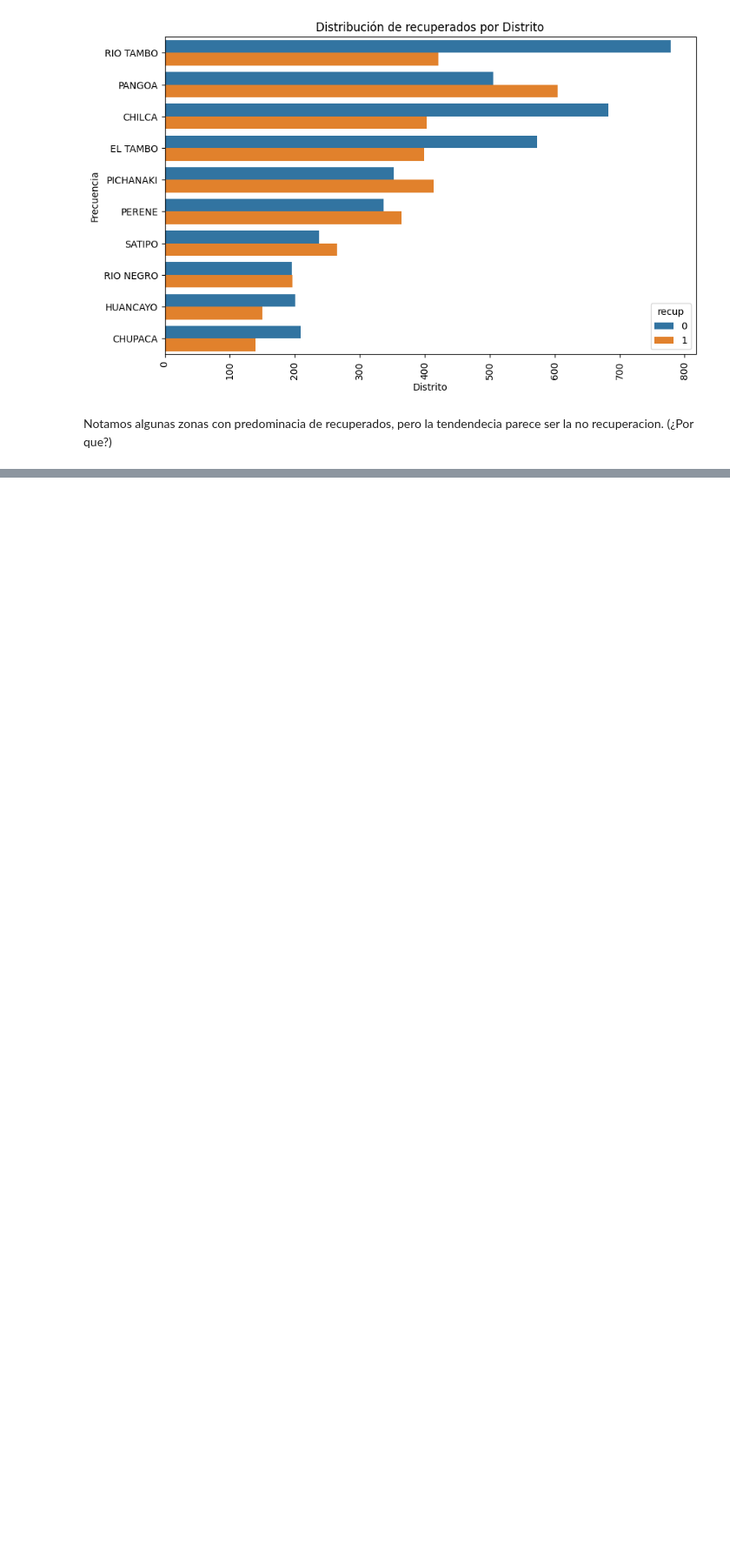
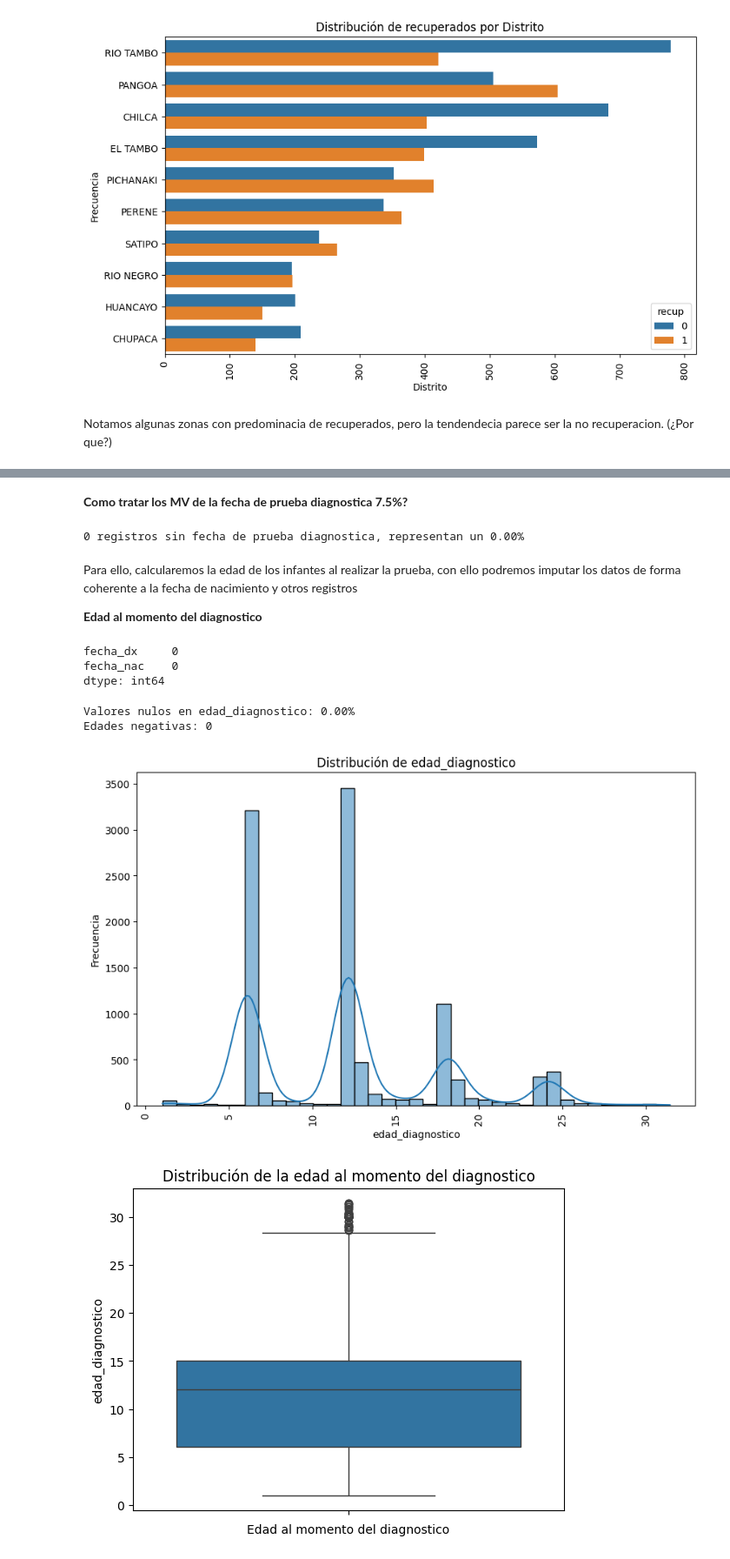
Before and after one commit to R0SEWT/HbJunin, a Jupyter notebook: code/Preprocesamiento.ipynb, the cells around one changed output, grey strips where cells are left out. Shown at 87% size. Saved outputs shown, nothing was run; the diff lists cells and outputs as text; code cells hidden in the pictures; blank space fills up the shorter version.

```diff
--- a/code/Preprocesamiento.ipynb
+++ b/code/Preprocesamiento.ipynb
@@ -655,0 +370,2 @@ df.to_csv('../datasets/Niños_menores_de_36_meses_con_dx_de_anemia_en_la_Región
+# %%
+df = df_imput_first.copy() # aplicamos la imputacion
@@ -655,0 +378,42 @@ df.to_csv('../datasets/Niños_menores_de_36_meses_con_dx_de_anemia_en_la_Región
+# %% [markdown]
+**Como tratar los MV de la fecha de prueba diagnostica 7.5%?**
+# %%
+df_spdx = df[df["fecha_dosaje_dx"].isnull()]
+print(f"{len(df_spdx)} registros sin fecha de prueba diagnostica, representan un {len(df_spdx)/len(df)*100:.2f}%")
+# %% [output]
+0 registros sin fecha de prueba diagnostica, representan un 0.00%
+# %% [markdown]
+
+Para ello, calcularemos la edad de los infantes al realizar la prueba,
+con ello podremos imputar los datos de forma coherente a la fecha de nacimiento y otros registros
+
+**Edad al momento del diagnostico**
+# %%
+df[['fecha_dx', 'fecha_nac']].isnull().sum()
+# %% [output]
+fecha_dx     0
+fecha_nac    0
+dtype: int64
+# %%
+# EDAD EN MESES AL MOMENTO DEL DIAGNOSTICO
+def month_diff(a, b):
+    return 12 * (a.dt.year - b.dt.year) + (a.dt.month - b.dt.month) + (a.dt.day - b.dt.day) / 30
+
+# Valores nulos en edad_diagnostico
+df['edad_diagnostico'] = month_diff(df['fecha_dx'], df['fecha_nac']) # meses
+
+print(f"Valores nulos en edad_diagnostico: {df['edad_diagnostico'].isnull().sum() / len(df) * 100:.2f}%")
+print(f"Edades negativas: {len(df.query('edad_diagnostico < 0'))}")
+# %% [output]
+Valores nulos en edad_diagnostico: 0.00%
+Edades negativas: 0
+# %%
+# distribucion de la edad al momento del diagnostico
+show_f_histo('edad_diagnostico')
+boxplot = sns.boxplot(df['edad_diagnostico'])
+plt.title('Distribución de la edad al momento del diagnostico')
+plt.xlabel('Edad al momento del diagnostico')
+plt.show()
+# %% [output]
+[figure, added]
+[figure, added]
```
Also changed, not shown: parts of 72 cells of this notebook, 4 other files.
